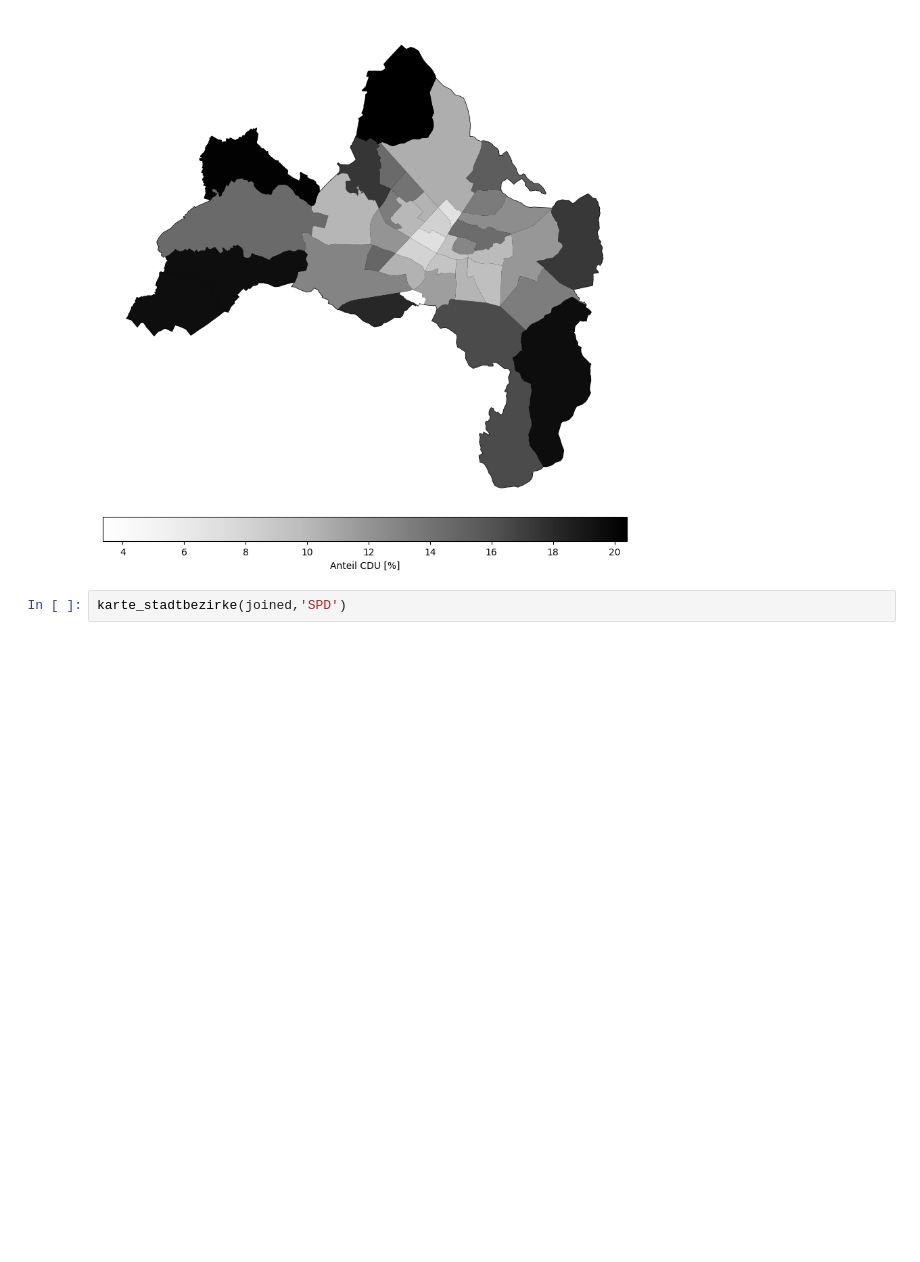
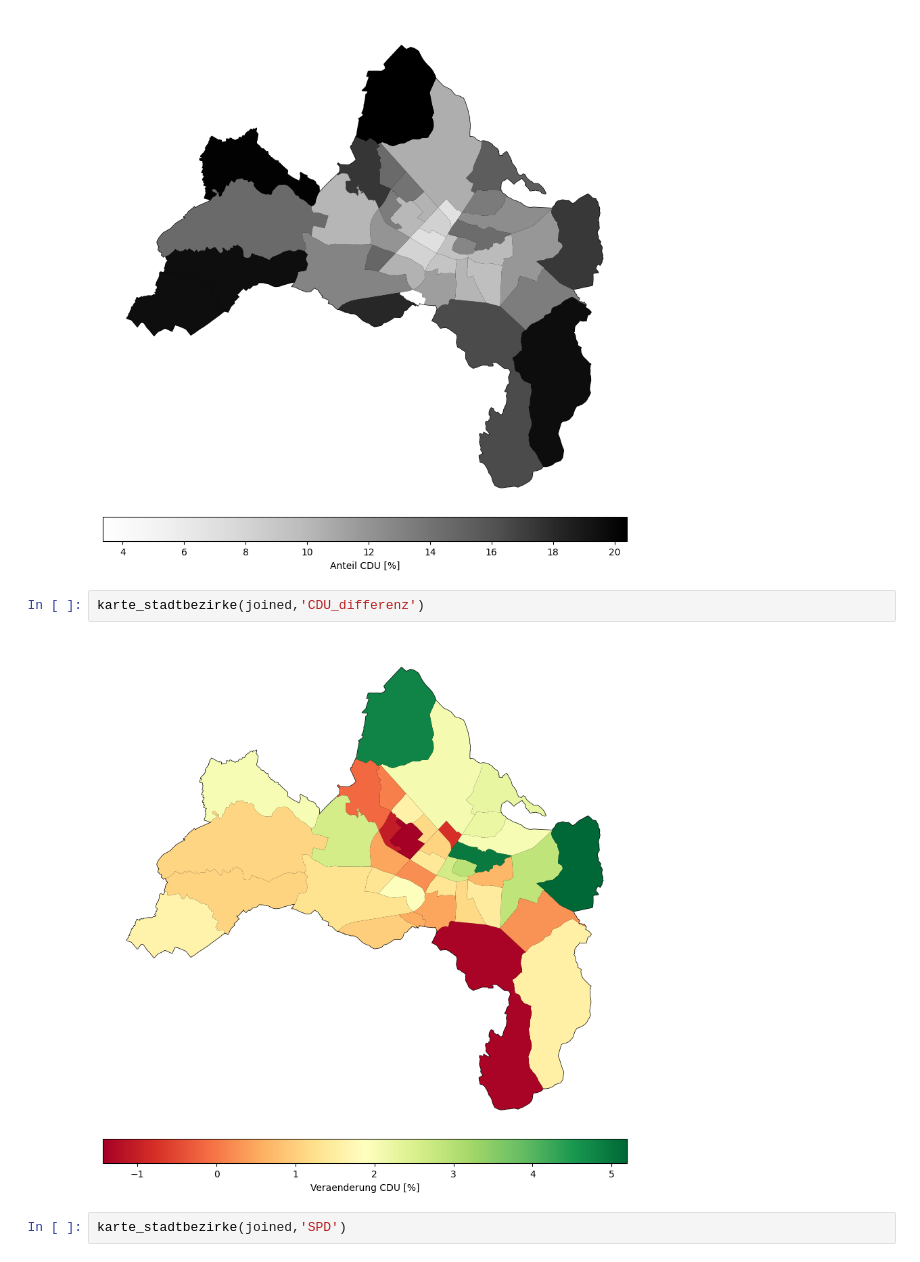
Before and after one commit to tkfritz/Freiburg_wahlen, a Jupyter notebook: Gemeinderatswahl24_Analyse.ipynb, the cells around one changed output. Cells and saved outputs as stored; diff of their text form; blank space fills up the shorter version.

```diff
--- a/Gemeinderatswahl24_Analyse.ipynb
+++ b/Gemeinderatswahl24_Analyse.ipynb
@@ -128,6 +112,10 @@ karte_stadtbezirke(joined,'GRÜNE')
 karte_stadtbezirke(joined,'CDU')
 # %% [output]
 [figure]
+# %%
+karte_stadtbezirke(joined,'CDU_differenz')
+# %% [output]
+[figure, added]
 # %%
 karte_stadtbezirke(joined,'SPD')
 # %% [output]
```
Also changed, not shown: parts of 9 cells of this notebook.
